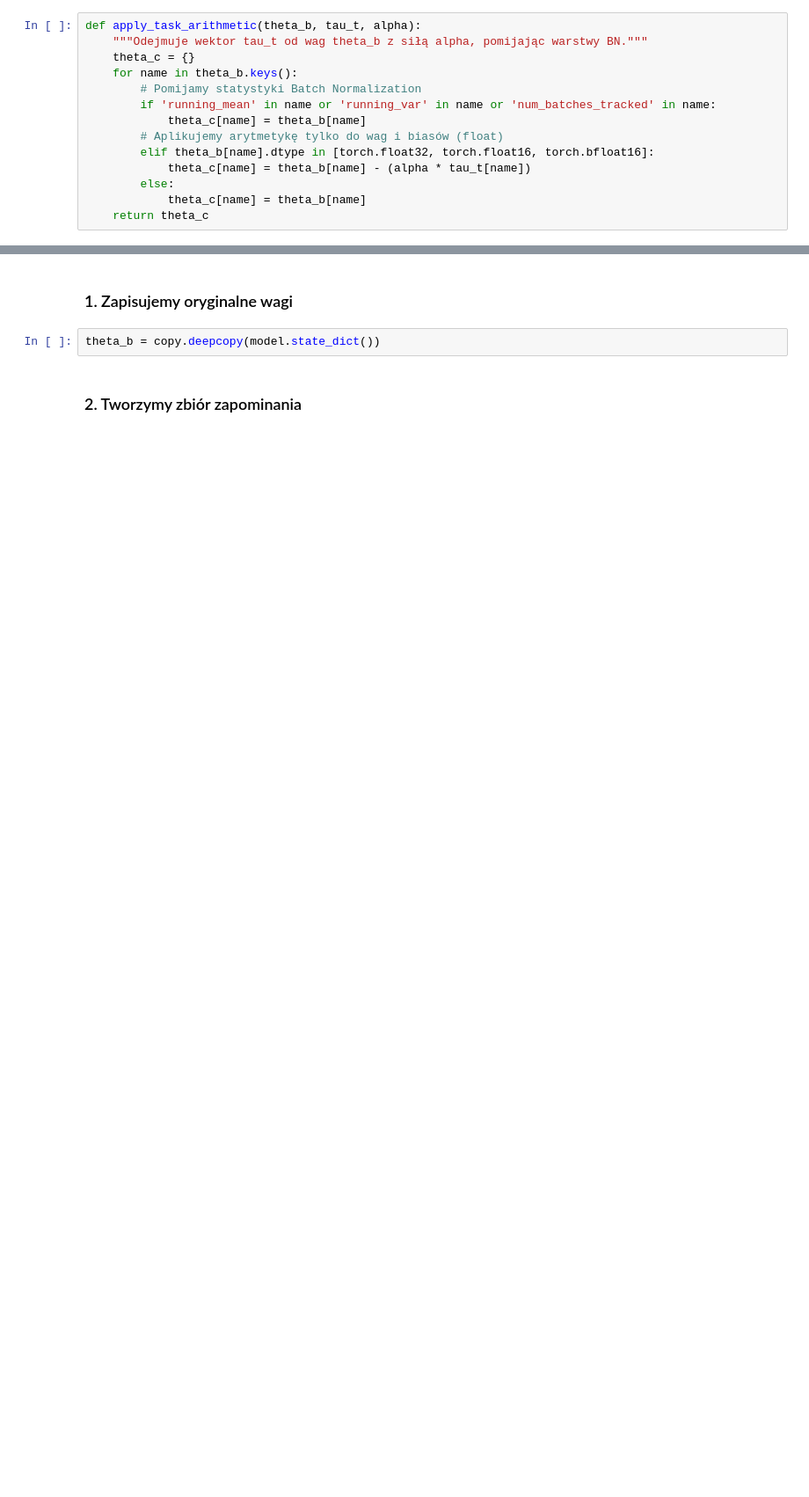
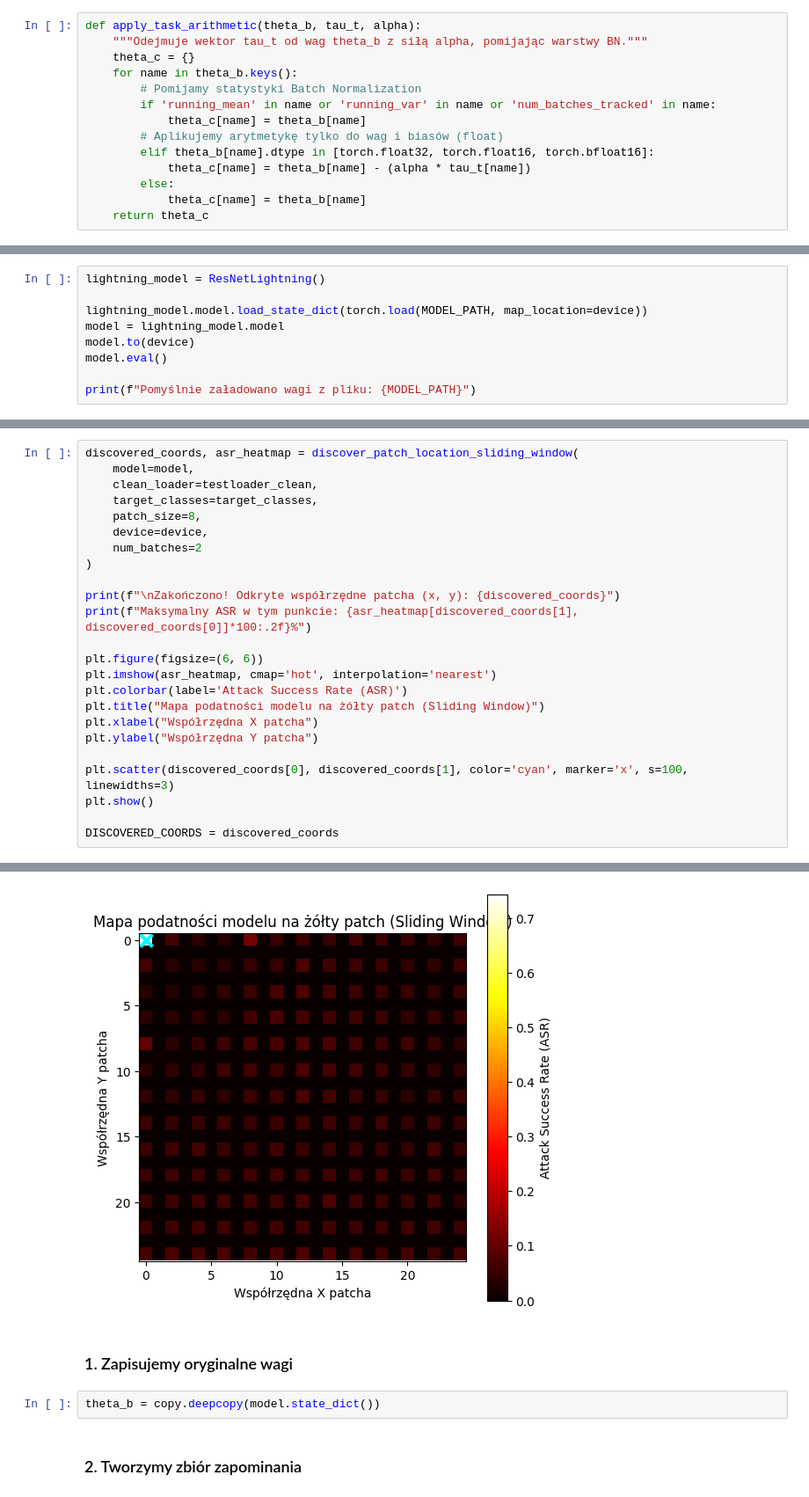
Before and after one commit to Kapturz0ny/resnet-unlearning, a Jupyter notebook: resnet18_tbar_unlearning.ipynb, the cells around one changed output, grey strips where cells are left out. Shown at 88% size. Drawn from its saved outputs; the diff is of its cells as text; blank space fills up the shorter version.

```diff
--- a/resnet18_tbar_unlearning.ipynb
+++ b/resnet18_tbar_unlearning.ipynb
@@ -474,0 +562,9 @@ def apply_task_arithmetic(theta_b, tau_t, alpha):
+# %%
+lightning_model = ResNetLightning()
+
+lightning_model.model.load_state_dict(torch.load(MODEL_PATH, map_location=device))
+model = lightning_model.model
+model.to(device)
+model.eval()
+
+print(f"Pomyślnie załadowano wagi z pliku: {MODEL_PATH}")
@@ -474,0 +607,25 @@ def apply_task_arithmetic(theta_b, tau_t, alpha):
+# %%
+discovered_coords, asr_heatmap = discover_patch_location_sliding_window(
+    model=model,
+    clean_loader=testloader_clean,
+    target_classes=target_classes,
+    patch_size=8,
+    device=device,
+    num_batches=2
+)
+
+print(f"\nZakończono! Odkryte współrzędne patcha (x, y): {discovered_coords}")
+print(f"Maksymalny ASR w tym punkcie: {asr_heatmap[discovered_coords[1], discovered_coords[0]]*100:.2f}%")
+
+plt.figure(figsize=(6, 6))
+plt.imshow(asr_heatmap, cmap='hot', interpolation='nearest')
+plt.colorbar(label='Attack Success Rate (ASR)')
+plt.title("Mapa podatności modelu na żółty patch (Sliding Window)")
+plt.xlabel("Współrzędna X patcha")
+plt.ylabel("Współrzędna Y patcha")
+
+plt.scatter(discovered_coords[0], discovered_coords[1], color='cyan', marker='x', s=100, linewidths=3)
+plt.show()
+
+DISCOVERED_COORDS = discovered_coords
+# %% [output]
@@ -475,3 +635,4 @@ def apply_task_arithmetic(theta_b, tau_t, alpha):
+[figure, added]
 # %% [markdown]
 ### 1. Zapisujemy oryginalne wagi
 # %%
```
Also changed, not shown: parts of 15 cells of this notebook, 4 other files.
